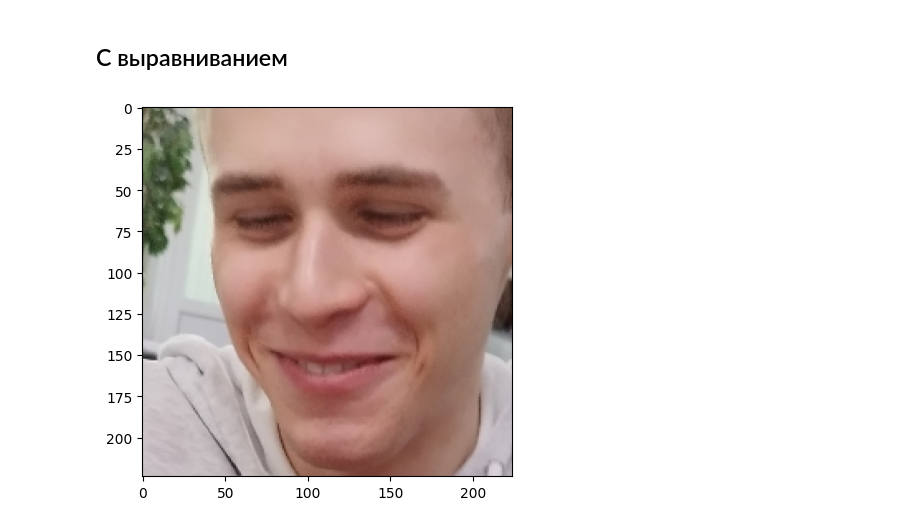
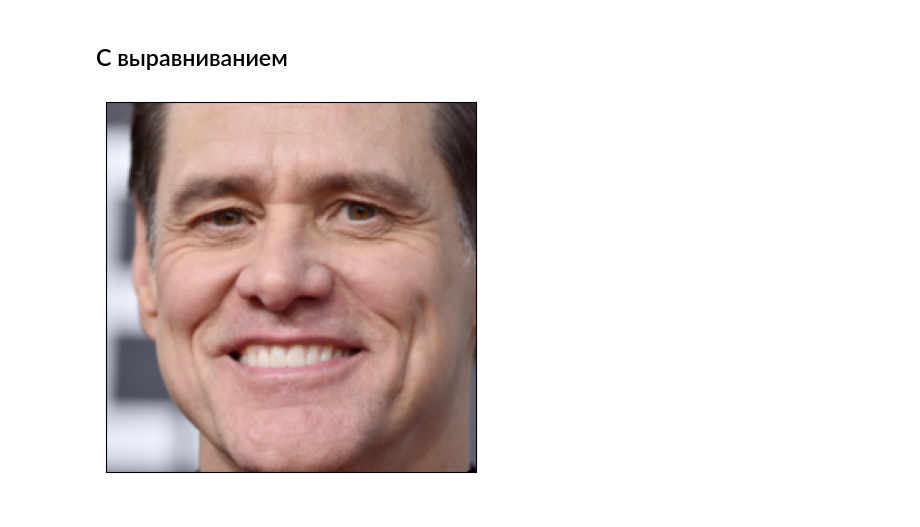
Before and after one commit to kemper0110/face-recog, a Jupyter notebook: project/2_Alignment/alignment.ipynb, the cells around one changed output. Cells and saved outputs as stored; diff of their text form; code cells hidden in the pictures.

```diff
--- a/project/2_Alignment/alignment.ipynb
+++ b/project/2_Alignment/alignment.ipynb
@@ -15,5 +11,9 @@ C:\Users\danil\Desktop\neuro\venv\lib\site-packages\numpy\.libs\libopenblas64__v
 # %%
-img = utils.load_image("belikov.jpg")
+img = utils.load_image("carrey.jpg")
+# img = utils.load_image("belikov.jpg")
 plt.imshow(img)
+plt.xticks([])
+plt.yticks([])
+plt.grid(None)
 plt.show()
 # %% [output]
@@ -32,14 +33,18 @@ plt.show()
 # %% [markdown]
 ## С выравниванием
 # %%
+faces = detection.detect_faces(img)
 sp = dlib.shape_predictor('../utils/shape_predictor_5_face_landmarks.dat')
 
 with_landmarks = dlib.full_object_detections()
 for detection in faces:
     with_landmarks.append(sp(img, detection))
 
 image = dlib.get_face_chip(img, with_landmarks[0], size=224)
 plt.imshow(image)
+plt.xticks([])
+plt.yticks([])
+plt.grid(None)
 plt.show()
 # %% [output]
-[figure, old version]
+[figure, new version]
```
Also changed, not shown: parts of 4 cells of this notebook, 9 other files.
